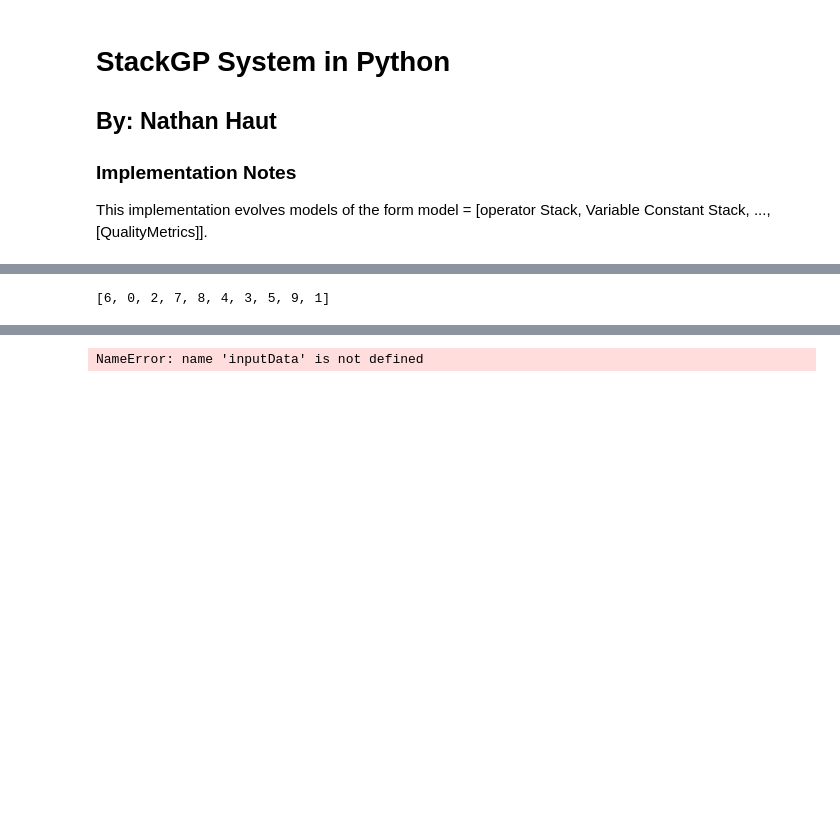
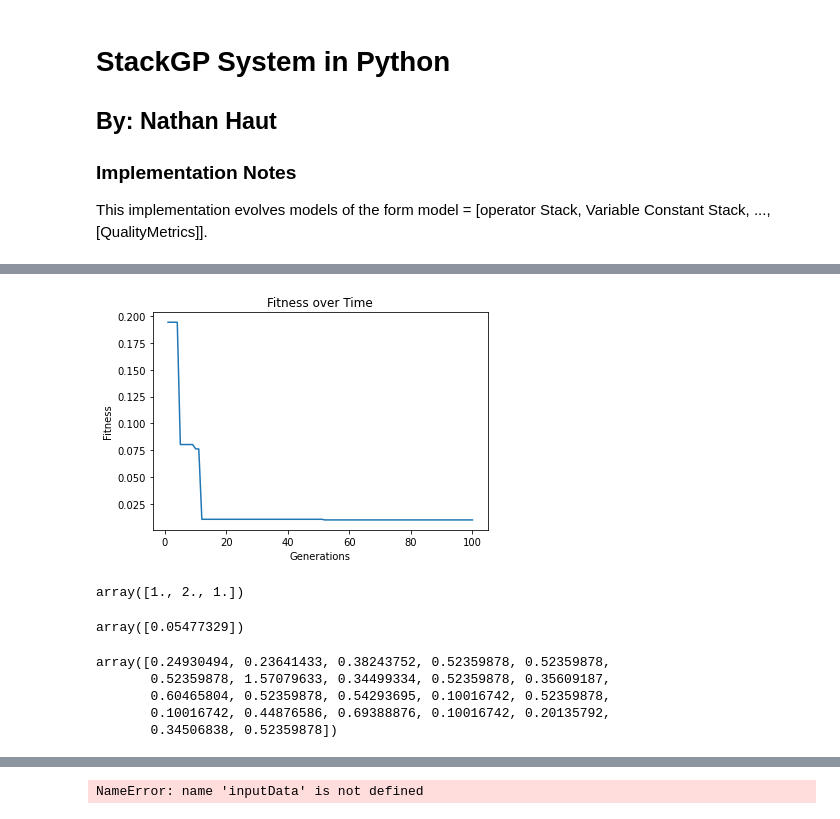
Before and after one commit to hoolagans/StackGP, a Jupyter notebook: StackGP Python.ipynb, the cells around one changed output, grey strips where cells are left out. Saved outputs shown, nothing was run; the diff lists cells and outputs as text; code cells hidden in the pictures; blank space fills up the shorter version.

```diff
--- a/StackGP Python.ipynb
+++ b/StackGP Python.ipynb
@@ -554,6 +758,25 @@ def ensembleSelect(models, inputData, responseData, numberOfClusters=10):
 # %%
-models=evolve(testInput,testResponse)
+models=evolve(inputData,response,initialPop=models,tracking=True)
+# %% [output]
+[figure, added]
 # %%
-ensemble=ensembleSelect(models,testInput,testResponse)
+ensemble=ensembleSelect(models,inputData,response)
-# %% [output]
-[6, 0, 2, 7, 8, 4, 3, 5, 9, 1]
+# %%
+out=maximizeUncertainty(ensemble,3,((1,2),(2,5),(1,5)))
+out
+# %% [output]
+array([1., 2., 1.])
+# %%
+relativeEnsembleUncertainty(ensemble,out)
+# %% [output]
+array([0.05477329])
+# %%
+inputData=extendData(inputData,out)
+response=np.arcsin(inputData[0]/(inputData[1]*inputData[2]))
+response
+# %% [output]
+array([0.24930494, 0.23641433, 0.38243752, 0.52359878, 0.52359878,
+       0.52359878, 1.57079633, 0.34499334, 0.52359878, 0.35609187,
+       0.60465804, 0.52359878, 0.54293695, 0.10016742, 0.52359878,
+       0.10016742, 0.44876586, 0.69388876, 0.10016742, 0.20135792,
+       0.34506838, 0.52359878])
```
Also changed, not shown: parts of 19 cells of this notebook.
